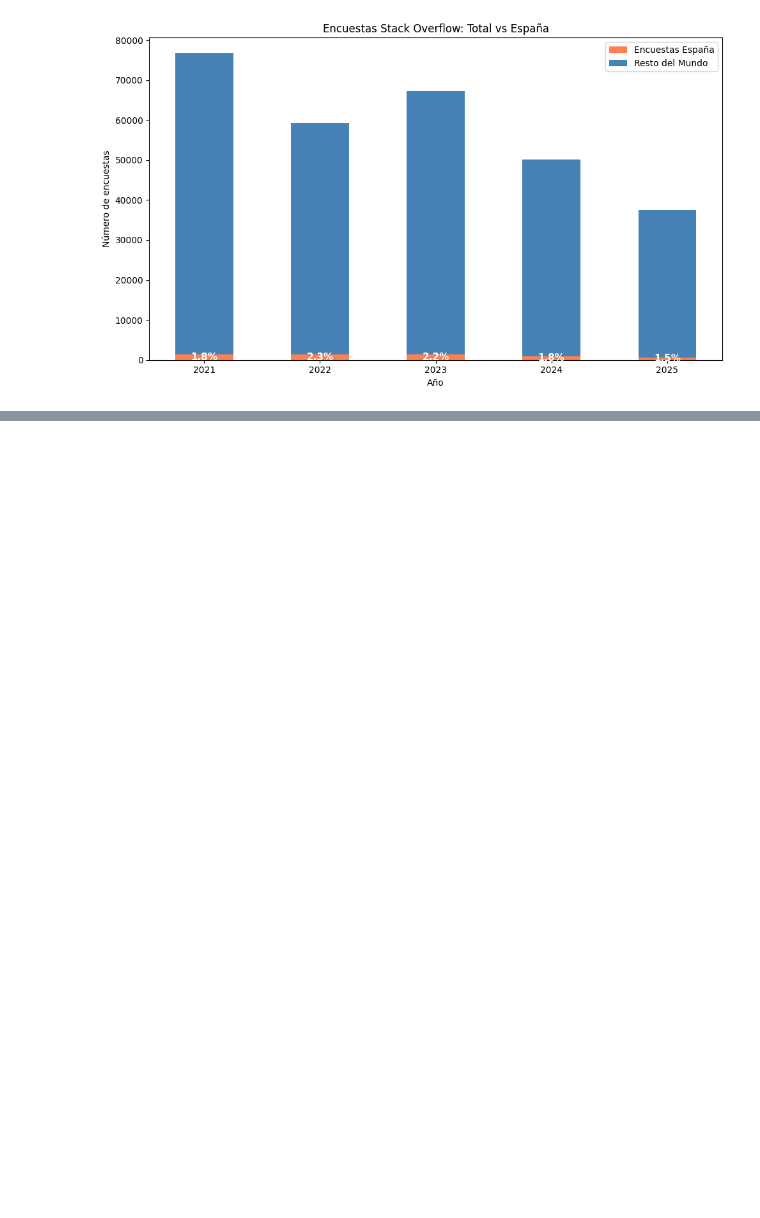
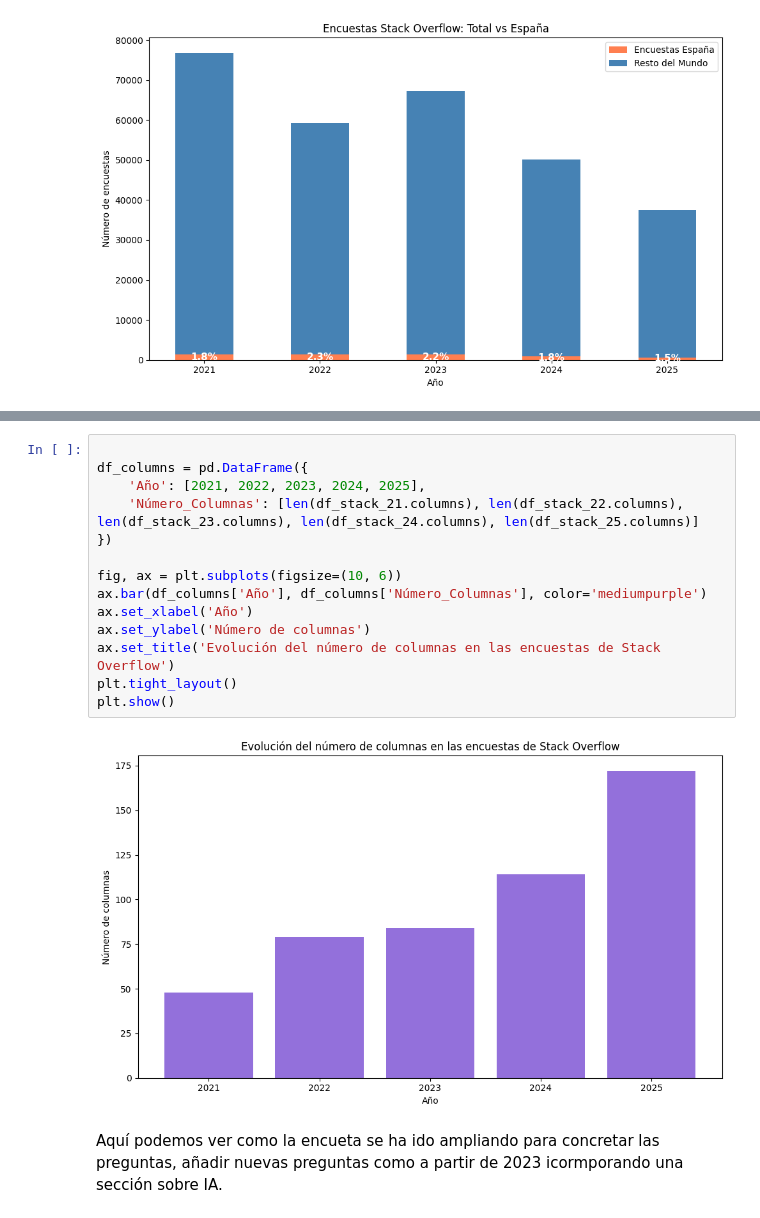
Before and after one commit to jlalonsoredon/EDA-programacion-tendencias, a Jupyter notebook: analisis-Stack-Overflow.ipynb, the cells around one changed output, grey strips where cells are left out. Drawn from its saved outputs; the diff is of its cells as text; blank space fills up the shorter version.

```diff
--- a/analisis-Stack-Overflow.ipynb
+++ b/analisis-Stack-Overflow.ipynb
@@ -391,0 +450,18 @@ Se aprecia una fase de crecimiento de 2008 a 2014, una segunda fase de consolida
+# %%
+
+df_columns = pd.DataFrame({
+    'Año': [2021, 2022, 2023, 2024, 2025],
+    'Número_Columnas': [len(df_stack_21.columns), len(df_stack_22.columns), len(df_stack_23.columns), len(df_stack_24.columns), len(df_stack_25.columns)]
+})
+
+fig, ax = plt.subplots(figsize=(10, 6))
+ax.bar(df_columns['Año'], df_columns['Número_Columnas'], color='mediumpurple')
+ax.set_xlabel('Año')
+ax.set_ylabel('Número de columnas')
+ax.set_title('Evolución del número de columnas en las encuestas de Stack Overflow')
+plt.tight_layout()
+plt.show()
+# %% [output]
+[figure, added]
+# %% [markdown]
+Aquí podemos ver como la encueta se ha ido ampliando para concretar las preguntas, añadir nuevas preguntas como a partir de 2023 icormporando una sección sobre IA.
```
Also changed, not shown: parts of 16 cells of this notebook.
